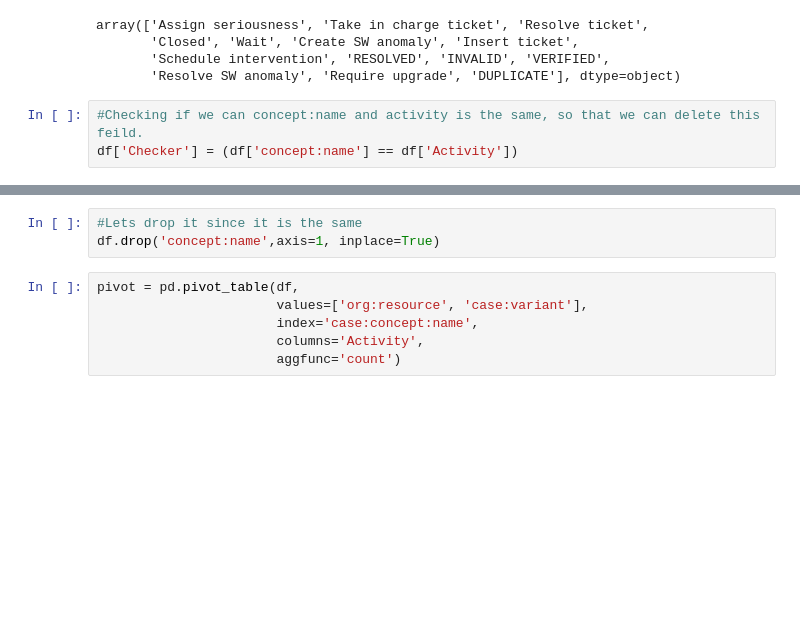
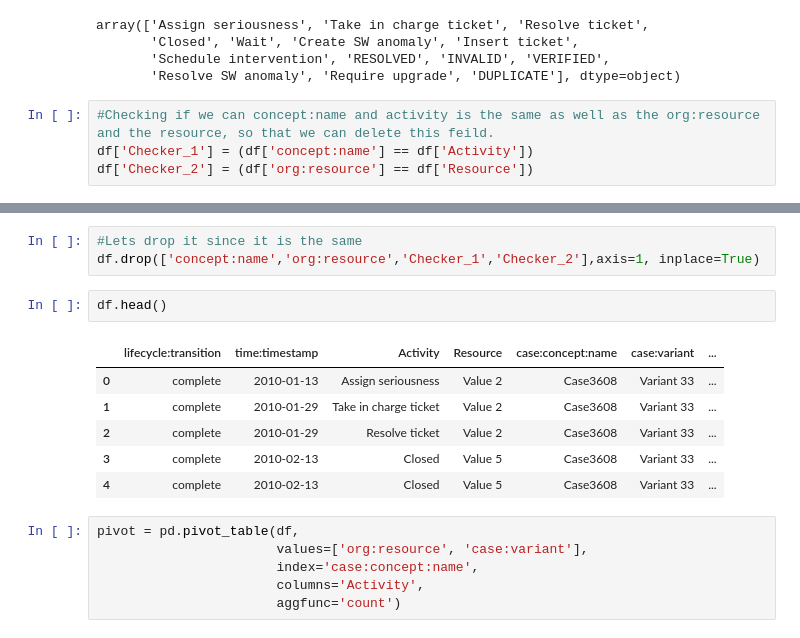
Before and after one commit to pullz6/Research_inspired_Self-Explaining-Neural-Networks-for-Business-Process-Monitoring, a Jupyter notebook: model.ipynb, the cells around one changed output, grey strips where cells are left out. Drawn from its saved outputs; the diff is of its cells as text; blank space fills up the shorter version.

```diff
--- a/model.ipynb
+++ b/model.ipynb
@@ -62,7 +62,8 @@ array(['Assign seriousness', 'Take in charge ticket', 'Resolve ticket',
        'Schedule intervention', 'RESOLVED', 'INVALID', 'VERIFIED',
        'Resolve SW anomaly', 'Require upgrade', 'DUPLICATE'], dtype=object)
 # %%
-#Checking if we can concept:name and activity is the same, so that we can delete this feild.
-df['Checker'] = (df['concept:name'] == df['Activity'])
+#Checking if we can concept:name and activity is the same as well as the org:resource and the resource, so that we can delete this feild.
+df['Checker_1'] = (df['concept:name'] == df['Activity'])
+df['Checker_2'] = (df['org:resource'] == df['Resource'])
 # %%
 #Let's see if it all the same, if True.
@@ -71,7 +72,16 @@ df['Checker'].unique()
 array([ True])
 # %%
 #Lets drop it since it is the same
-df.drop('concept:name',axis=1, inplace=True)
+df.drop(['concept:name','org:resource','Checker_1','Checker_2'],axis=1, inplace=True)
+# %%
+df.head()
+# %% [output]
+|  | lifecycle:transition | time:timestamp | Activity | Resource | case:concept:name | case:variant | ... |
+| 0 | complete | 2010-01-13 | Assign seriousness | Value 2 | Case3608 | Variant 33 | ... |
+| 1 | complete | 2010-01-29 | Take in charge ticket | Value 2 | Case3608 | Variant 33 | ... |
+| 2 | complete | 2010-01-29 | Resolve ticket | Value 2 | Case3608 | Variant 33 | ... |
+| 3 | complete | 2010-02-13 | Closed | Value 5 | Case3608 | Variant 33 | ... |
+| 4 | complete | 2010-02-13 | Closed | Value 5 | Case3608 | Variant 33 | ... |
 # %%
 pivot = pd.pivot_table(df,
                        values=['org:resource', 'case:variant'],
```
Also changed, not shown: parts of 5 cells of this notebook.
